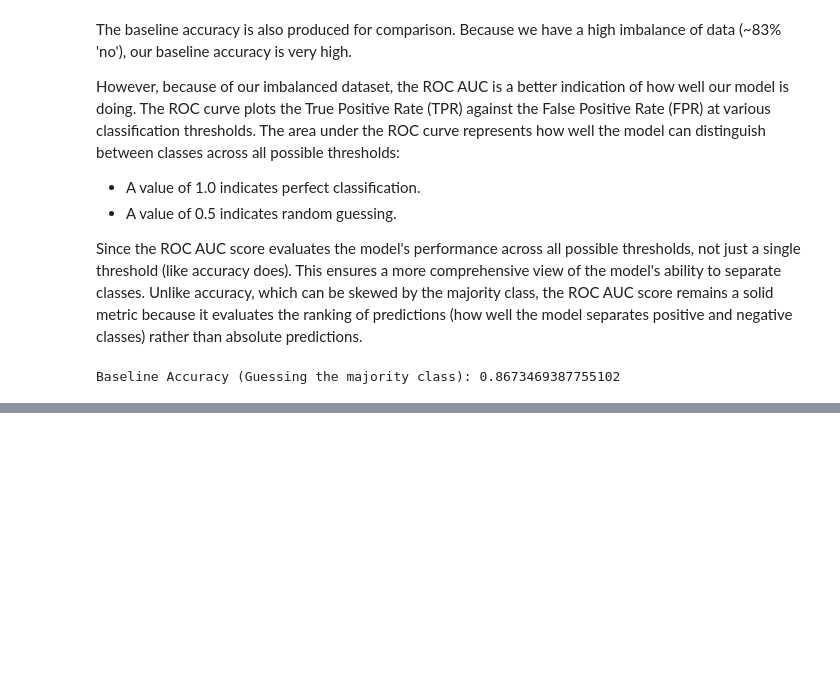
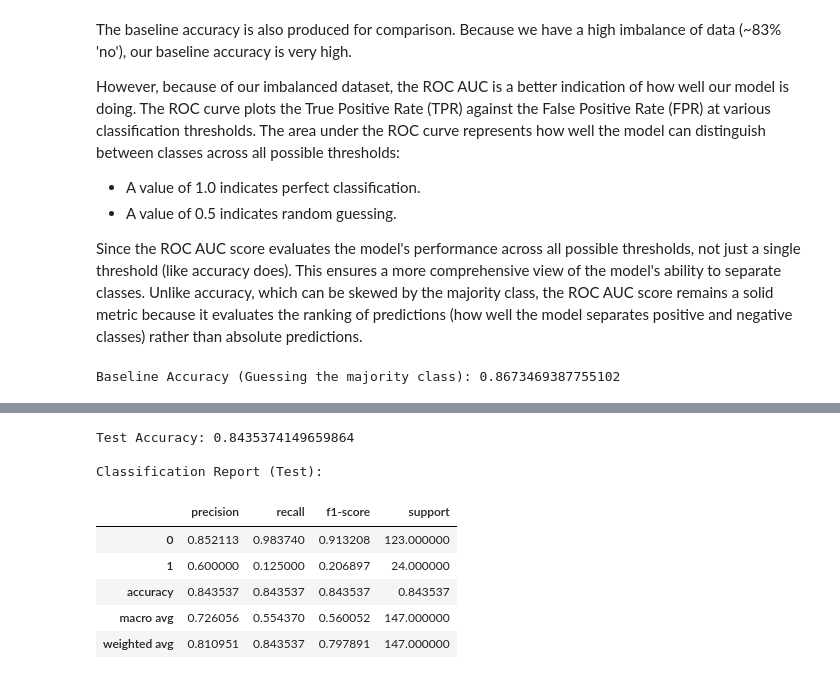
Before and after one commit to michyli/AttritionPredictionModel, a Jupyter notebook: main.ipynb, the cells around one changed output, grey strips where cells are left out. Cells and saved outputs as stored; diff of their text form; code cells hidden in the pictures; blank space fills up the shorter version.

```diff
--- a/main.ipynb
+++ b/main.ipynb
@@ -388,0 +607,30 @@ Baseline Accuracy (Guessing the majority class): 0.8673469387755102
+# %%
+# Test set evaluation
+y_test_pred = best_rf.predict(X_test)
+y_test_pred_proba = best_rf.predict_proba(X_test)[:, 1]
+
+test_accuracy = accuracy_score(y_test, y_test_pred)
+print("\nTest Accuracy:", test_accuracy)
+# print("\nClassification Report (Test):")
+# print(classification_report(y_test, y_test_pred))
+
+
+# Generate the classification report as a dictionary
+report = classification_report(y_test, y_test_pred, output_dict=True)
+
+# Convert the dictionary to a DataFrame for display
+report_df = pd.DataFrame(report).transpose()
+
+# Print the classification report as a table
+print("\nClassification Report (Test):")
+display(report_df)
+# %% [output]
+Test Accuracy: 0.8435374149659864
+
+Classification Report (Test):
+|  | precision | recall | f1-score | support |
+| 0 | 0.852113 | 0.983740 | 0.913208 | 123.000000 |
+| 1 | 0.600000 | 0.125000 | 0.206897 | 24.000000 |
+| accuracy | 0.843537 | 0.843537 | 0.843537 | 0.843537 |
+| macro avg | 0.726056 | 0.554370 | 0.560052 | 147.000000 |
+| weighted avg | 0.810951 | 0.843537 | 0.797891 | 147.000000 |
```
Also changed, not shown: parts of 34 cells of this notebook.
